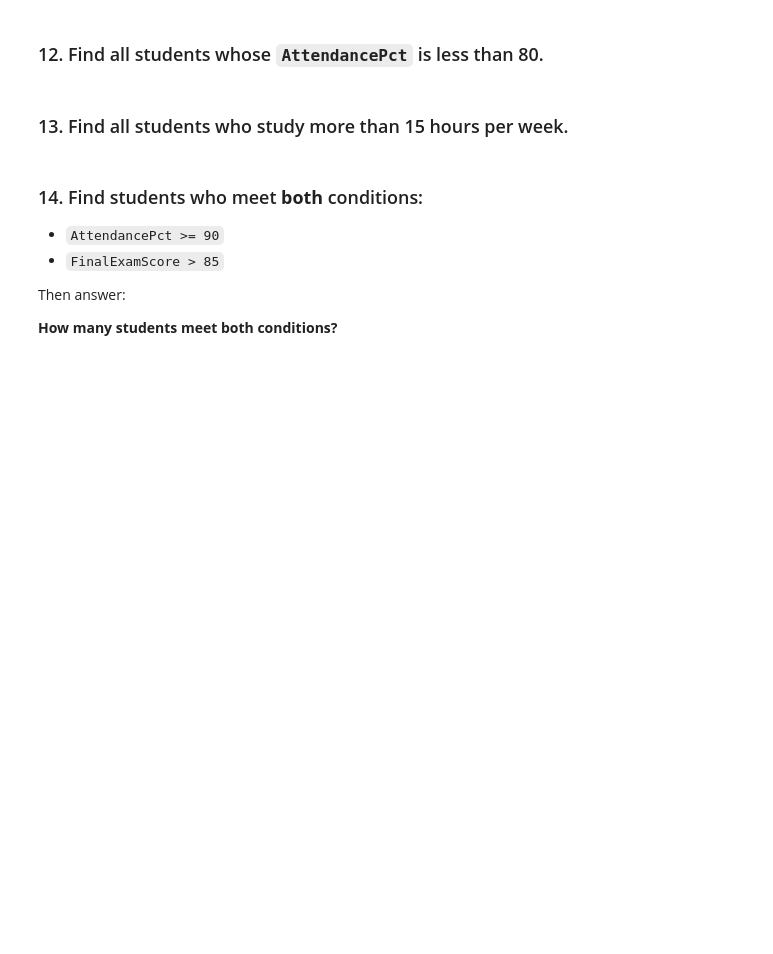
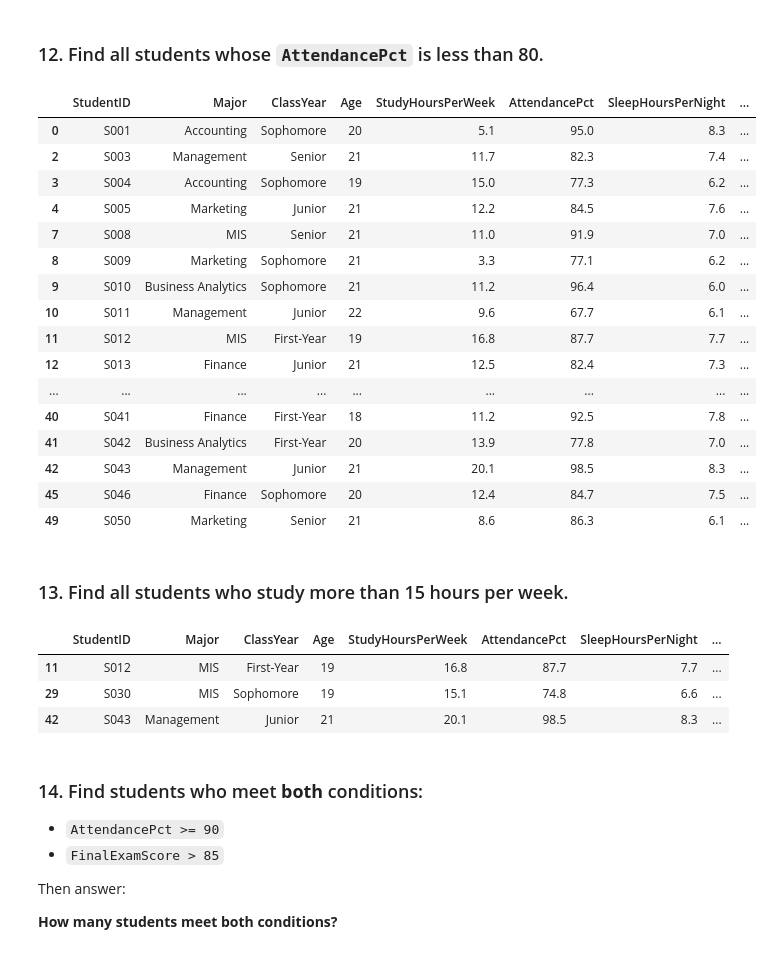
Before and after one commit to benjamin2138-dot/Python-Class, a Jupyter notebook: Python_Foundations_Homework_Google_Colab_(1).ipynb, the cells around one changed output. Drawn from its saved outputs; the diff is of its cells as text; code cells hidden in the pictures; blank space fills up the shorter version.

```diff
--- a/Python_Foundations_Homework_Google_Colab_(1).ipynb
+++ b/Python_Foundations_Homework_Google_Colab_(1).ipynb
@@ -39,2 +40,4 @@ uploaded = files.upload()
+# %%
+students = pd.read_csv("student_dataset.csv")
 # %% [markdown]
 ### 3. Display the first 5 rows of the dataset.
@@ -108,2 +211,22 @@ Then display the first 5 rows of `student_performance`.
+# %%
+students[students["FinalExamScore"] > 85]
+# %% [output]
+|  | StudentID | Major | ClassYear | Age | StudyHoursPerWeek | AttendancePct | SleepHoursPerNight | ... |
+| 0 | S001 | Accounting | Sophomore | 20 | 5.1 | 95.0 | 8.3 | ... |
+| 2 | S003 | Management | Senior | 21 | 11.7 | 82.3 | 7.4 | ... |
+| 3 | S004 | Accounting | Sophomore | 19 | 15.0 | 77.3 | 6.2 | ... |
+| 4 | S005 | Marketing | Junior | 21 | 12.2 | 84.5 | 7.6 | ... |
+| 7 | S008 | MIS | Senior | 21 | 11.0 | 91.9 | 7.0 | ... |
+| 8 | S009 | Marketing | Sophomore | 21 | 3.3 | 77.1 | 6.2 | ... |
+| 9 | S010 | Business Analytics | Sophomore | 21 | 11.2 | 96.4 | 6.0 | ... |
+| 10 | S011 | Management | Junior | 22 | 9.6 | 67.7 | 6.1 | ... |
+| 11 | S012 | MIS | First-Year | 19 | 16.8 | 87.7 | 7.7 | ... |
+| 12 | S013 | Finance | Junior | 21 | 12.5 | 82.4 | 7.3 | ... |
+| ... | ... | ... | ... | ... | ... | ... | ... | ... |
+| 40 | S041 | Finance | First-Year | 18 | 11.2 | 92.5 | 7.8 | ... |
+| 41 | S042 | Business Analytics | First-Year | 20 | 13.9 | 77.8 | 7.0 | ... |
+| 42 | S043 | Management | Junior | 21 | 20.1 | 98.5 | 8.3 | ... |
+| 45 | S046 | Finance | Sophomore | 20 | 12.4 | 84.7 | 7.5 | ... |
+| 49 | S050 | Marketing | Senior | 21 | 8.6 | 86.3 | 6.1 | ... |
 # %% [markdown]
 ### 13. Find all students who study more than 15 hours per week.
@@ -112,3 +233,10 @@ Then display the first 5 rows of `student_performance`.
+# %%
+students[students["StudyHoursPerWeek"] > 15]
+# %% [output]
+|  | StudentID | Major | ClassYear | Age | StudyHoursPerWeek | AttendancePct | SleepHoursPerNight | ... |
+| 11 | S012 | MIS | First-Year | 19 | 16.8 | 87.7 | 7.7 | ... |
+| 29 | S030 | MIS | Sophomore | 19 | 15.1 | 74.8 | 6.6 | ... |
+| 42 | S043 | Management | Junior | 21 | 20.1 | 98.5 | 8.3 | ... |
 # %% [markdown]
 ### 14. Find students who meet **both** conditions:
 
```
Also changed, not shown: parts of 36 cells of this notebook.
